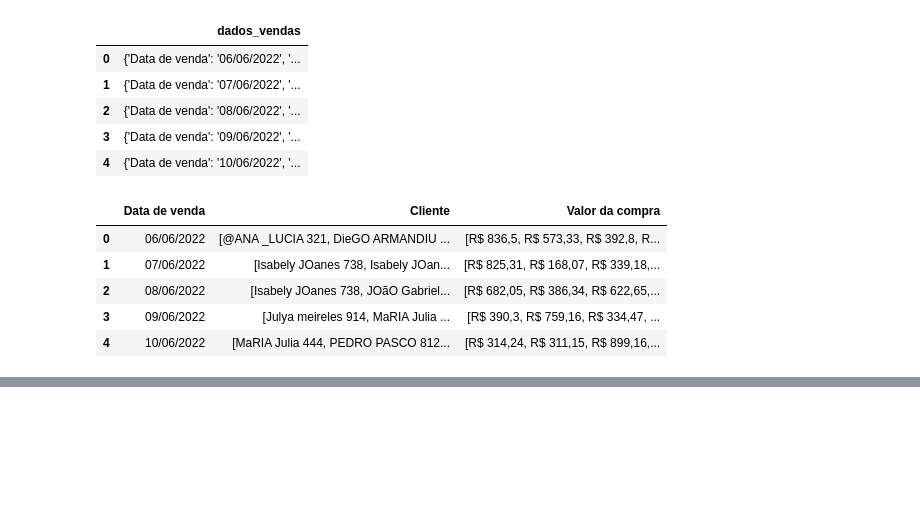
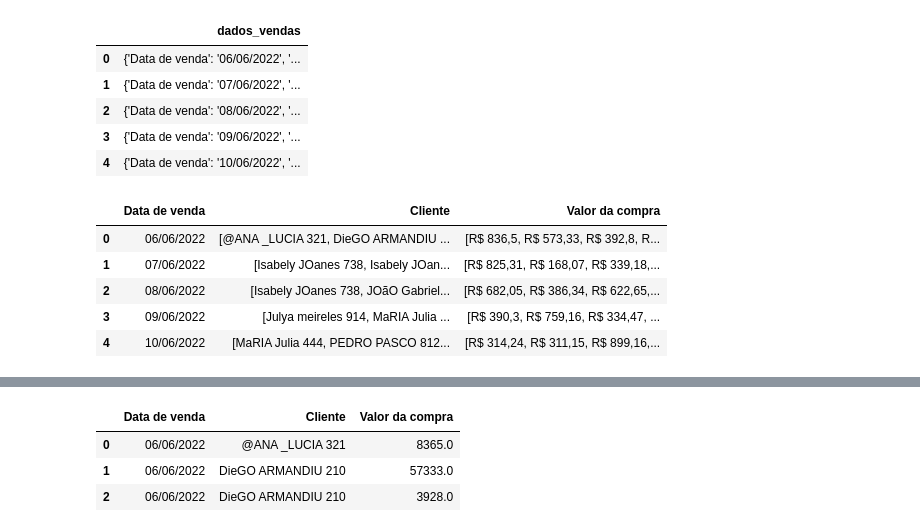
Before and after one commit to Matheus-Pombeiro/transformacao_manipulacao_dados, a Jupyter notebook: transformacao_manipulacao_dados_desafio.ipynb, the cells around one changed output, grey strips where cells are left out. Saved outputs shown, nothing was run; the diff lists cells and outputs as text; code cells hidden in the pictures; blank space fills up the shorter version.

```diff
--- a/transformacao_manipulacao_dados_desafio.ipynb
+++ b/transformacao_manipulacao_dados_desafio.ipynb
@@ -53,0 +141,13 @@ vendas.head()
+# %%
+# Removendo os caracteres especiais de 'Valor da compra'
+vendas['Valor da compra'] = vendas['Valor da compra'].apply(lambda x: x.replace('R$', '')\
+                                                            .replace(',', '').strip())
+
+# Convertendo o tipo dos dados
+vendas['Valor da compra'] = vendas['Valor da compra'].astype(np.float64)
+vendas.head(3)
+# %% [output]
+|  | Data de venda | Cliente | Valor da compra |
+| 0 | 06/06/2022 | @ANA _LUCIA 321 | 8365.0 |
+| 1 | 06/06/2022 | DieGO ARMANDIU 210 | 57333.0 |
+| 2 | 06/06/2022 | DieGO ARMANDIU 210 | 3928.0 |
```
Also changed, not shown: parts of 10 cells of this notebook.
